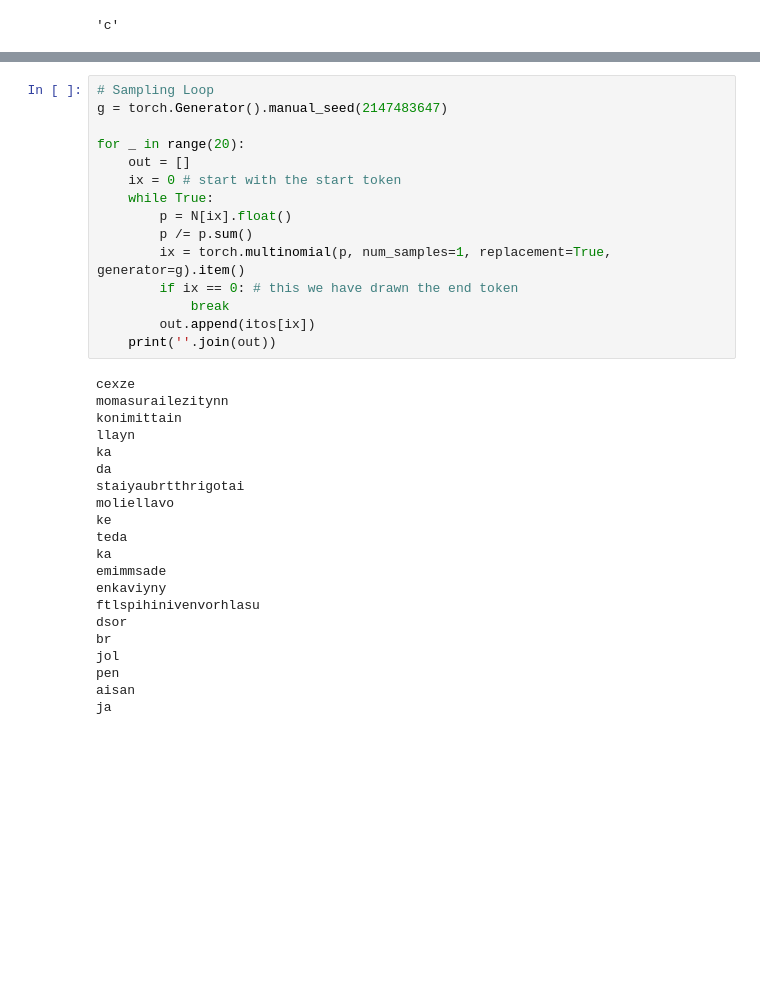
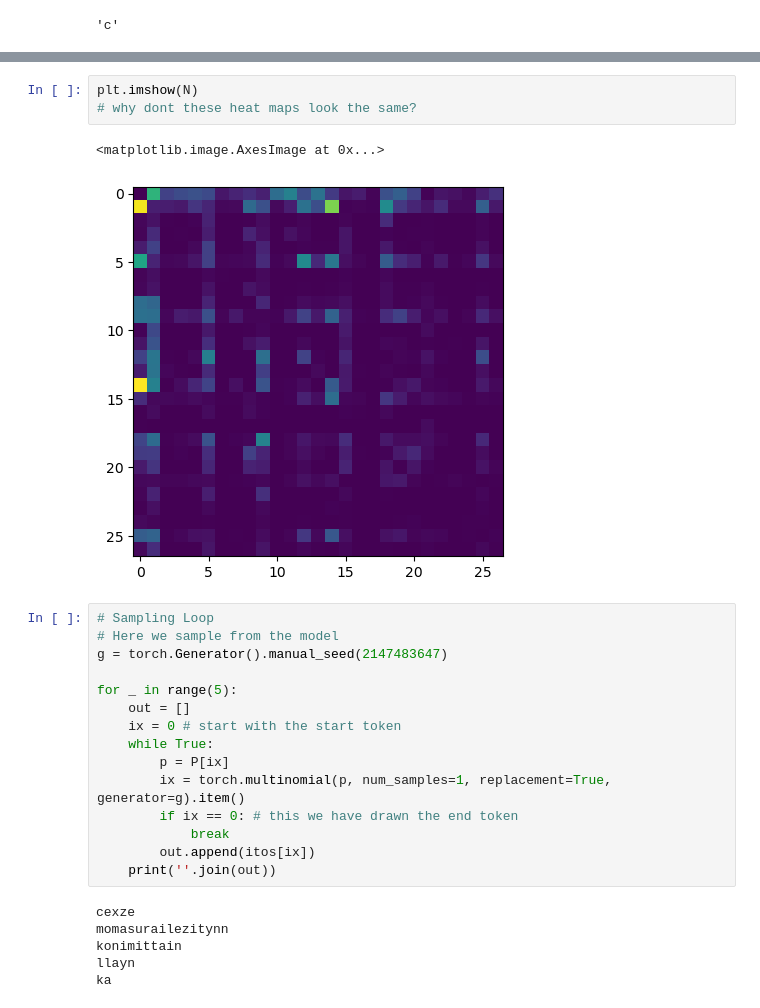
Before and after one commit to timh5011/llm-from-scratch, a Jupyter notebook: makemore/scratchpad.ipynb, the cells around one changed output, grey strips where cells are left out. Cells and saved outputs as stored; diff of their text form; blank space fills up the shorter version.

```diff
--- a/makemore/scratchpad.ipynb
+++ b/makemore/scratchpad.ipynb
@@ -71,13 +86,19 @@ itos[ix]
+# %%
+plt.imshow(N)
+# why dont these heat maps look the same?
+# %% [output]
+<matplotlib.image.AxesImage at 0x...>
+[figure, added]
 # %%
 # Sampling Loop
+# Here we sample from the model
 g = torch.Generator().manual_seed(2147483647)
 
-for _ in range(20):
+for _ in range(5):
     out = []
     ix = 0 # start with the start token
     while True:
-        p = N[ix].float()
-        p /= p.sum()
+        p = P[ix]
         ix = torch.multinomial(p, num_samples=1, replacement=True, generator=g).item()
         if ix == 0: # this we have drawn the end token
             break
@@ -89,18 +110,3 @@ momasurailezitynn
 konimittain
 llayn
 ka
-da
-staiyaubrtthrigotai
-moliellavo
-ke
-teda
-ka
-emimmsade
-enkaviyny
-ftlspihinivenvorhlasu
-dsor
-br
-jol
-pen
-aisan
-ja
```
Also changed, not shown: parts of 5 cells of this notebook, 1 other file.
